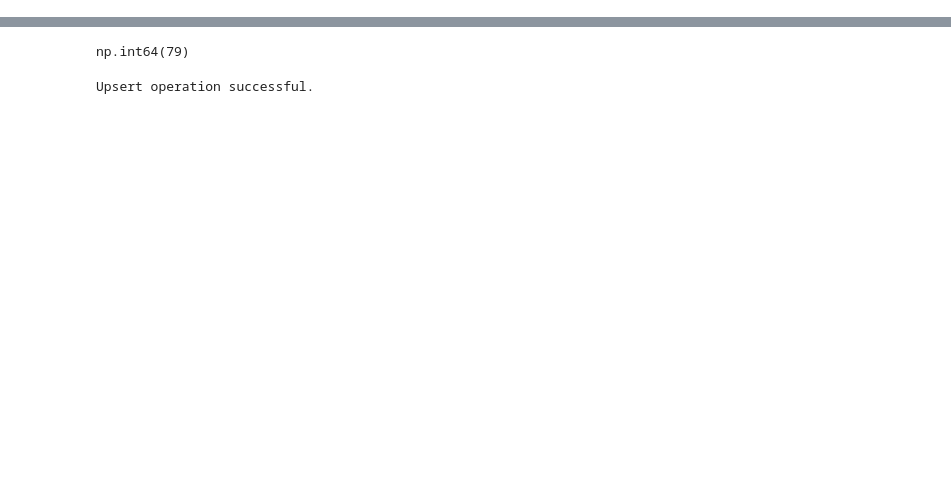
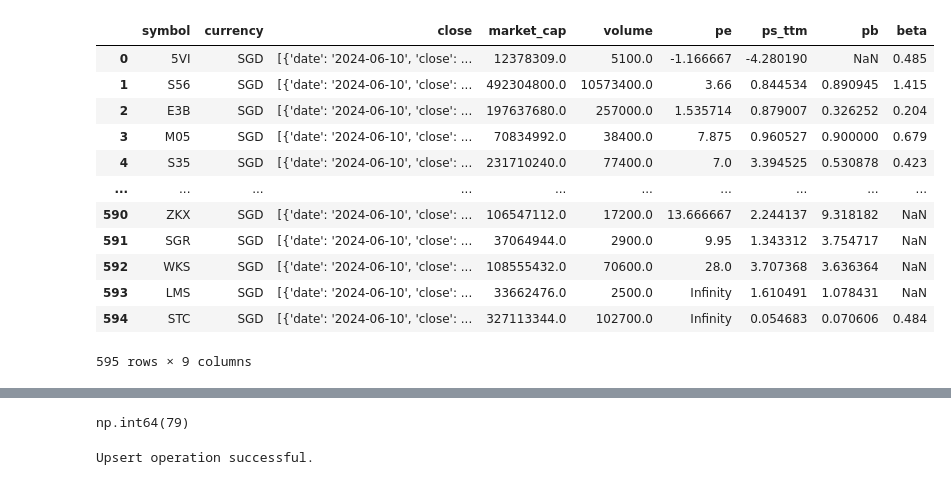
Before and after one commit to supertypeai/sectors_sg_my_data_updater, a Jupyter notebook: sg_my_scraper.ipynb, the cells around one changed output, grey strips where cells are left out. Saved outputs shown, nothing was run; the diff lists cells and outputs as text; code cells hidden in the pictures; blank space fills up the shorter version.

```diff
--- a/sg_my_scraper.ipynb
+++ b/sg_my_scraper.ipynb
@@ -22,0 +27,6 @@ data_db = pd.DataFrame(data_db.data)
+# %%
+url_currency = 'https://raw.githubusercontent.com/supertypeai/sectors_get_conversion_rate/master/conversion_rate.json'
+response = requests.get(url_currency)
+data = response.json()
+# %%
+data_prep = data_db.copy()
@@ -22,0 +169,16 @@ data_db = pd.DataFrame(data_db.data)
+# %%
+data_prep[["symbol", "currency","close", "market_cap", "volume", "pe", "ps_ttm", "pb", "beta"]]
+# %% [output]
+|  | symbol | currency | close | market_cap | volume | pe | ps_ttm | pb | beta |
+| 0 | 5VI | SGD | [{'date': '2024-06-10', 'close': ... | 12378309.0 | 5100.0 | -1.166667 | -4.280190 | NaN | 0.485 |
+| 1 | S56 | SGD | [{'date': '2024-06-10', 'close': ... | 492304800.0 | 10573400.0 | 3.66 | 0.844534 | 0.890945 | 1.415 |
+| 2 | E3B | SGD | [{'date': '2024-06-10', 'close': ... | 197637680.0 | 257000.0 | 1.535714 | 0.879007 | 0.326252 | 0.204 |
+| 3 | M05 | SGD | [{'date': '2024-06-10', 'close': ... | 70834992.0 | 38400.0 | 7.875 | 0.960527 | 0.900000 | 0.679 |
+| 4 | S35 | SGD | [{'date': '2024-06-10', 'close': ... | 231710240.0 | 77400.0 | 7.0 | 3.394525 | 0.530878 | 0.423 |
+| ... | ... | ... | ... | ... | ... | ... | ... | ... | ... |
+| 590 | ZKX | SGD | [{'date': '2024-06-10', 'close': ... | 106547112.0 | 17200.0 | 13.666667 | 2.244137 | 9.318182 | NaN |
+| 591 | SGR | SGD | [{'date': '2024-06-10', 'close': ... | 37064944.0 | 2900.0 | 9.95 | 1.343312 | 3.754717 | NaN |
+| 592 | WKS | SGD | [{'date': '2024-06-10', 'close': ... | 108555432.0 | 70600.0 | 28.0 | 3.707368 | 3.636364 | NaN |
+| 593 | LMS | SGD | [{'date': '2024-06-10', 'close': ... | 33662476.0 | 2500.0 | Infinity | 1.610491 | 1.078431 | NaN |
+| 594 | STC | SGD | [{'date': '2024-06-10', 'close': ... | 327113344.0 | 102700.0 | Infinity | 0.054683 | 0.070606 | 0.484 |
+595 rows × 9 columns
```
Also changed, not shown: parts of 17 cells of this notebook, 1 other file.
